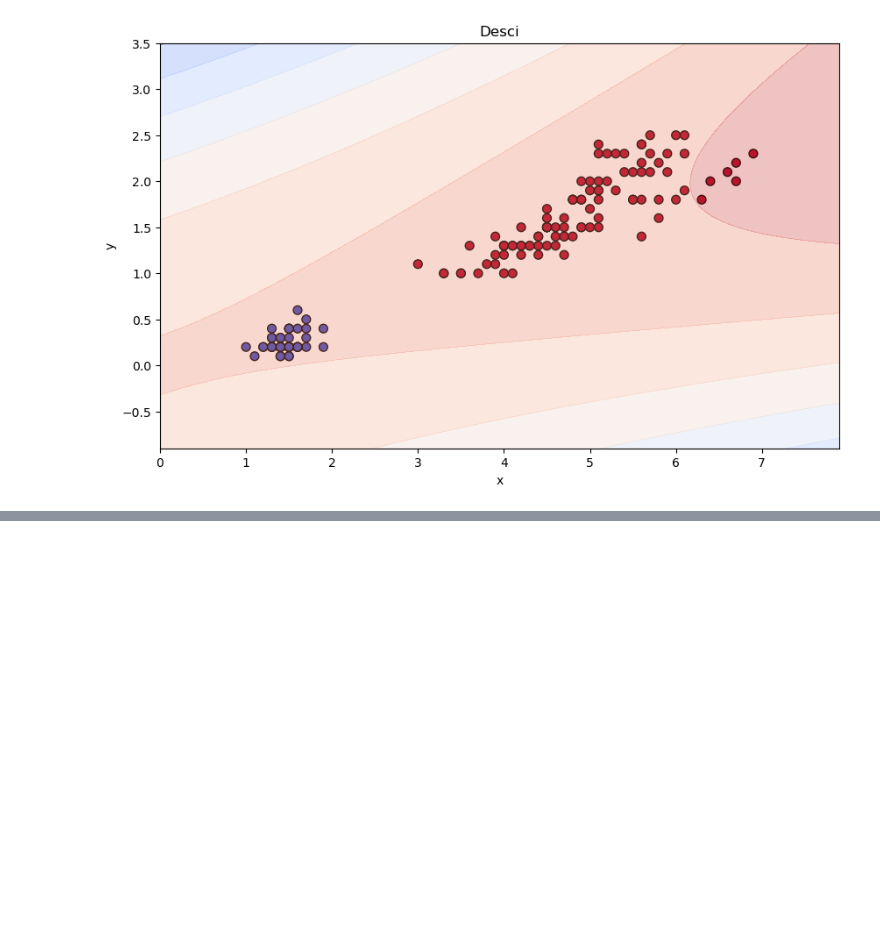
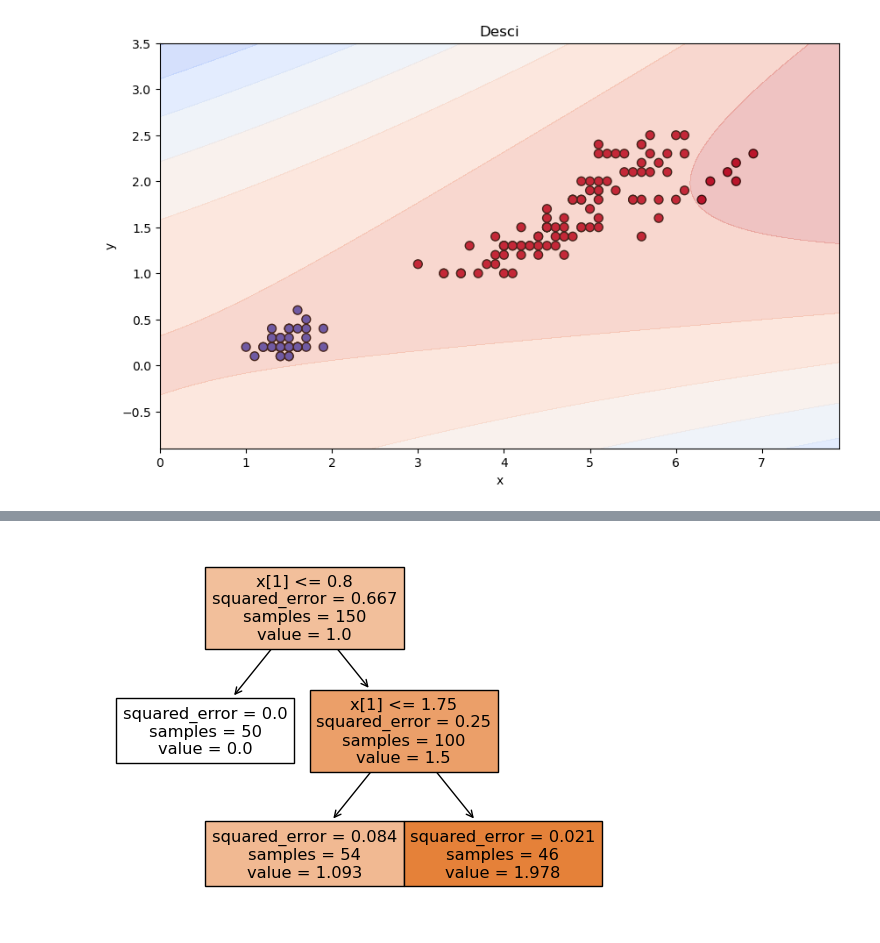
Before and after one commit to velosoberti/DataScience_Guide, a Jupyter notebook: Machine Learning Project.ipynb, the cells around one changed output, grey strips where cells are left out. Drawn from its saved outputs; the diff is of its cells as text; code cells hidden in the pictures; blank space fills up the shorter version.

```diff
--- a/Machine Learning Project.ipynb
+++ b/Machine Learning Project.ipynb
@@ -1901,0 +1981,5 @@ Algoritmos Versáteis que lidam com Classificações multiclasses e multiouputs
+# %%
+plot_tree(tree_reg, filled=True)
+plt.show()
+# %% [output]
+[figure, added]
```
Also changed, not shown: parts of 35 cells of this notebook.
